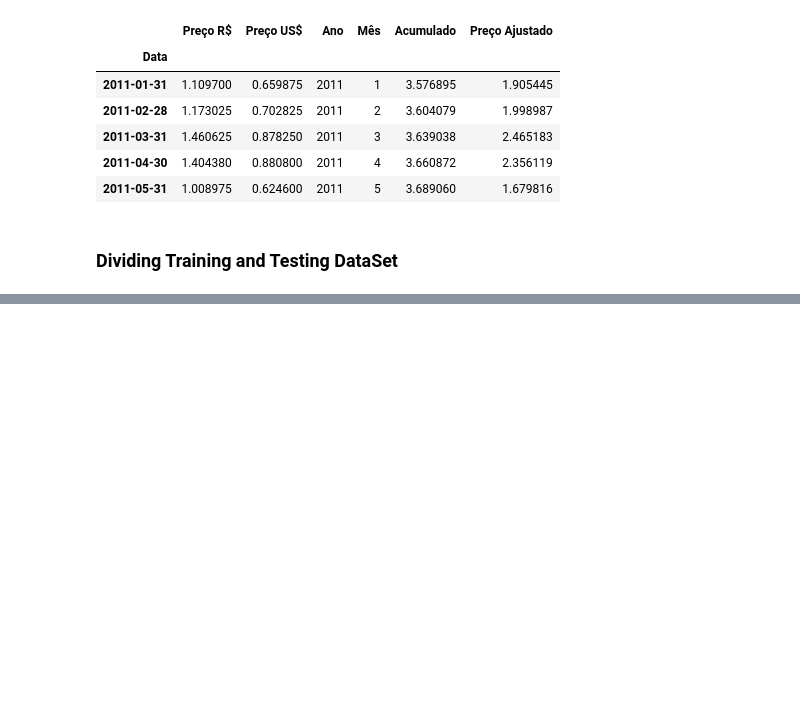
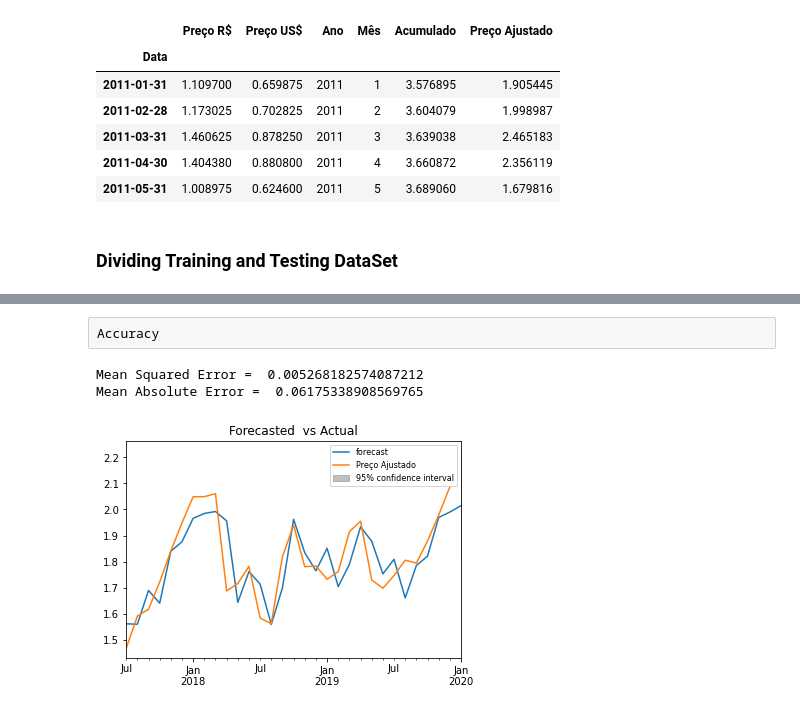
Before and after one commit to ArthurRoseira/Etanol_priceAnalysis, a Jupyter notebook: holtwinters_ExponentialSmoothing.ipynb, the cells around one changed output, grey strips where cells are left out. Saved outputs shown, nothing was run; the diff lists cells and outputs as text; code cells hidden in the pictures; blank space fills up the shorter version.

```diff
--- a/holtwinters_ExponentialSmoothing.ipynb
+++ b/holtwinters_ExponentialSmoothing.ipynb
@@ -94,0 +130,4 @@ model.forecast(teste.shape[0]).plot()
+# %%
+# ARMA(1,0)
+model_1 = ARMA(treino['Preço Ajustado'], order=(8,6)).fit()
+print(model_1.summary())
@@ -94,0 +170,19 @@ model.forecast(teste.shape[0]).plot()
+# %% [raw]
+Accuracy
+# %%
+#Calculating Accuracy
+from sklearn import metrics
+acc_1_pred = model_1.predict(start=(treino.shape[0]-30), end=treino.shape[0])
+acc_1_true = treino['Preço Ajustado'][-len(acc_1_pred):]
+print('Mean Squared Error = ' , metrics.mean_squared_error(acc_1_true , acc_1_pred))
+print('Mean Absolute Error = ' , metrics.mean_absolute_error(acc_1_true , acc_1_pred))
+# %% [output]
+Mean Squared Error =  0.005268182574087212
+Mean Absolute Error =  0.06175338908569765
+# %%
+model_1.plot_predict(start=(treino.shape[0]-30), end=treino.shape[0])
+plt.legend(fontsize=8)
+plt.title('Forecasted  vs Actual')
+plt.show()
+# %% [output]
+[figure, added]
```
Also changed, not shown: parts of 22 cells of this notebook.
